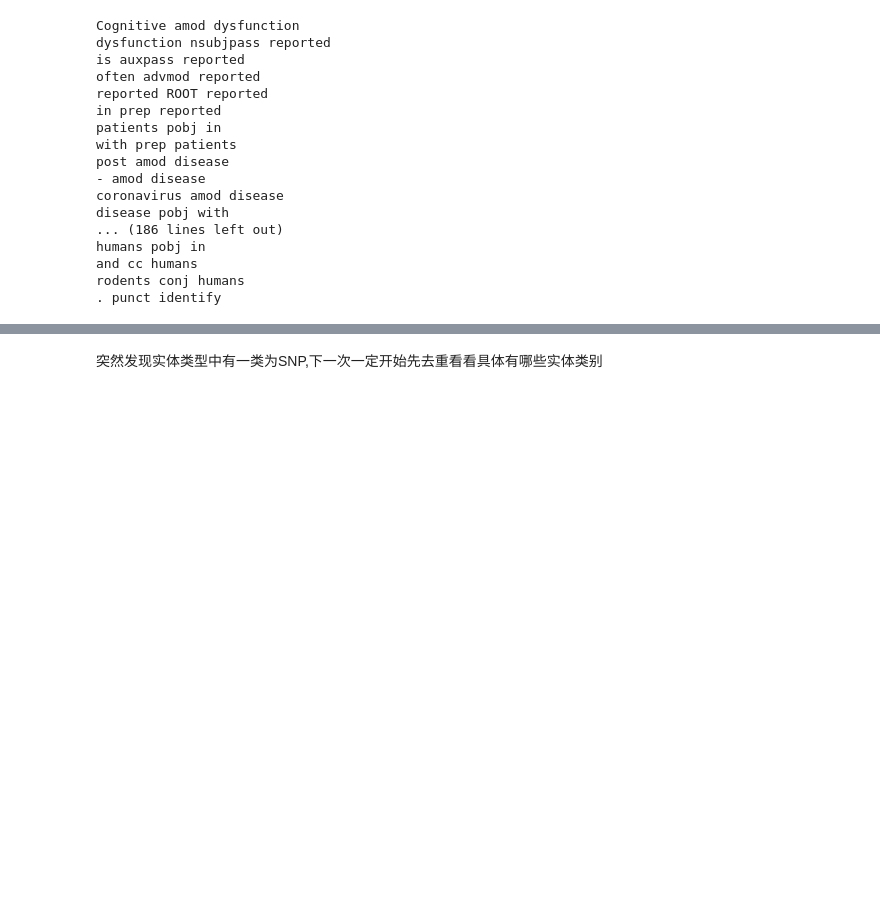
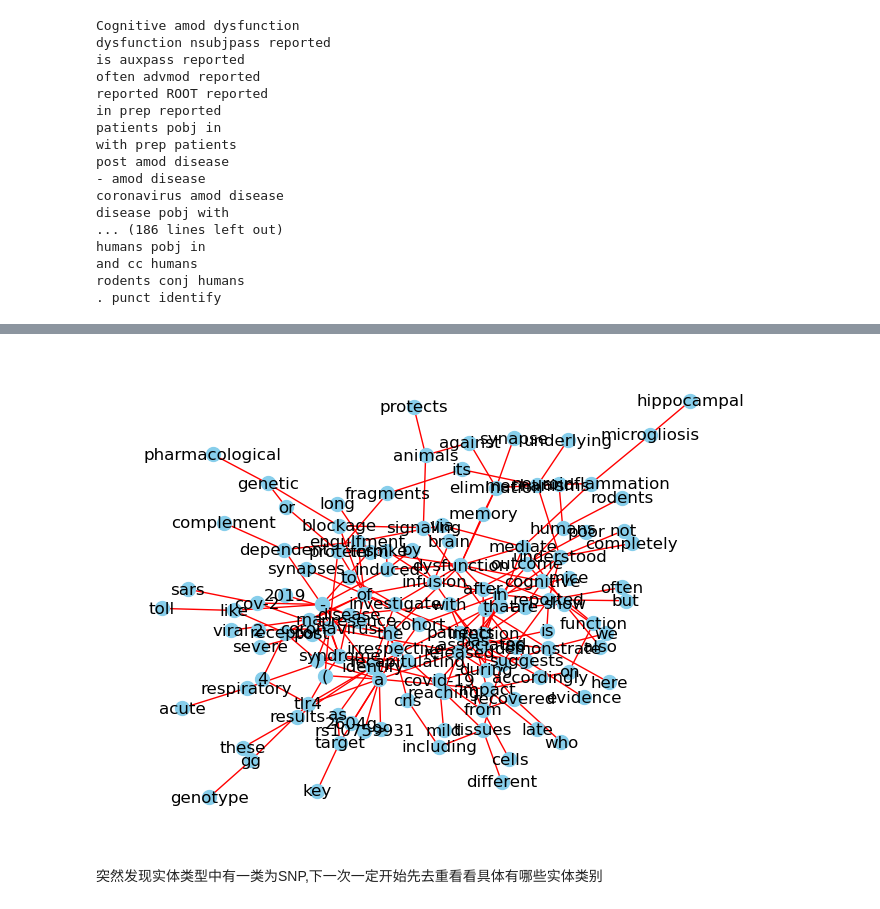
Before and after one commit to griedzx/BioNLP, a Jupyter notebook: MutationAnalyse/work.ipynb, the cells around one changed output, grey strips where cells are left out. Saved outputs shown, nothing was run; the diff lists cells and outputs as text; code cells hidden in the pictures; blank space fills up the shorter version.

```diff
--- a/MutationAnalyse/work.ipynb
+++ b/MutationAnalyse/work.ipynb
@@ -406,6 +398,17 @@ rodents conj humans
 spacy.displacy.render(doc, style='dep', jupyter=True, options={'distance': 90})
 # %% [output]
 [interactive output not drawn]
+# %%
+import networkx as nx
+import matplotlib.pyplot as plt
+edges = []
+for token in doc:
+    for child in token.children:
+        edges.append(('{0}'.format(token.lower_), '{0}'.format(child.lower_)))
+graph = nx.Graph(edges)
+nx.draw(graph, with_labels=True, node_color='skyblue', node_size=100, edge_color='red',pos = nx.spring_layout(graph,iterations=200))
+# %% [output]
+[figure, added]
 # %%
 doc_1 = nlp("Accordingly, in a cohort of 86 patients who recovered from mild COVID-19, the genotype GG TLR4-2604G>A (rs10759931) is associated with poor cognitive outcome. These results identify TLR4 as a key target to investigate the long-term cognitive dysfunction after COVID-19 infection in humans and rodents.")
 # %% [markdown]
```
Also changed, not shown: parts of 5 cells of this notebook, 3 other files.
